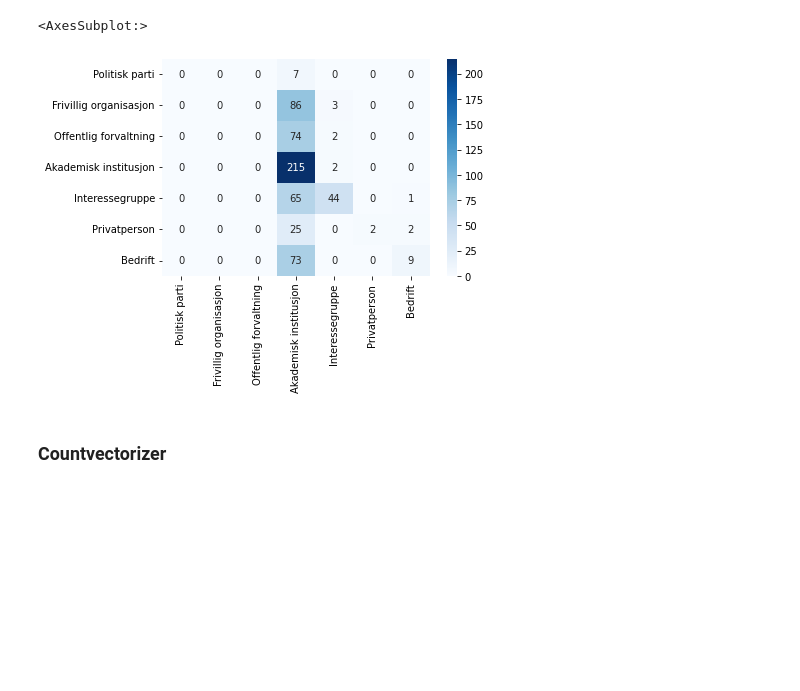
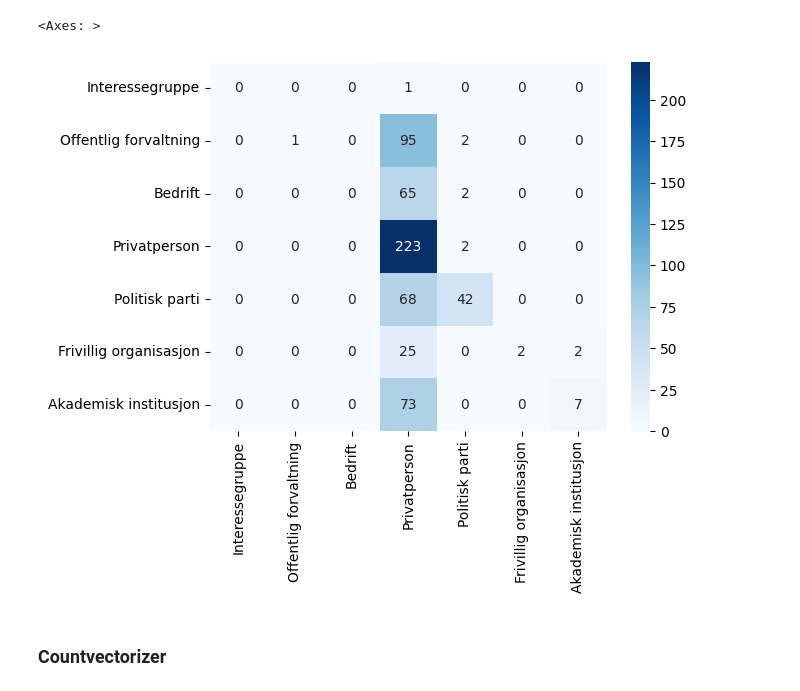
Before and after one commit to henriklarsen28/ArgumentMiningNOUs, a Jupyter notebook: src/notebooks/naive_bayes_classifier.ipynb, the cells around one changed output. Saved outputs shown, nothing was run; the diff lists cells and outputs as text; code cells hidden in the pictures; blank space fills up the shorter version.

Commit message:
✨ feat: New labels on confusion matrises

```diff
--- a/src/notebooks/naive_bayes_classifier.ipynb
+++ b/src/notebooks/naive_bayes_classifier.ipynb
@@ -40,11 +42,6 @@ vector = TfidfVectorizer()
 X = vector.fit_transform(df["text"])
 y = df["label"].to_numpy()
 
-# Convert labels to numbers
-id2label = {i: label for i, label in enumerate(set(y))}
-label2id = {label: i for i, label in id2label.items()}
-
-y = np.array([label2id[label] for label in y])
 
 X_train, X_test, y_train, y_test = train_test_split(X, y, test_size=0.2, random_state=42)
 # %%
@@ -61,26 +58,18 @@ print(accuracy(y_test, y_pred))
 # %%
-# Convert ids to labels
-def ids_to_labels(y, id2label):
-
-    labels = [id2label[i] for i in np.array(y)]
-
-    return labels
-
-y_test = ids_to_labels(y_test, id2label)
+y_test = [id2label(y) for y in y_test]
 # Flatten list
 y_pred = y_pred.flatten()
 
-y_pred = ids_to_labels(y_pred, id2label)
+y_pred = [id2label(y) for y in y_pred]
 
-labels = list(id2label.values())
-
+labels = labels()
 # Confusion matrix
 conf_mat = confusion_matrix(y_test, y_pred)
 
 sns.heatmap(conf_mat, annot=True, fmt='', cmap='Blues', xticklabels=labels, yticklabels=labels)
 # %% [output]
-<AxesSubplot:>
+<Axes: >
-[figure, old version]
+[figure, new version]
 # %% [markdown]
 ### Countvectorizer
 # %%
```
Also changed, not shown: parts of 12 cells of this notebook, 1 other file.
